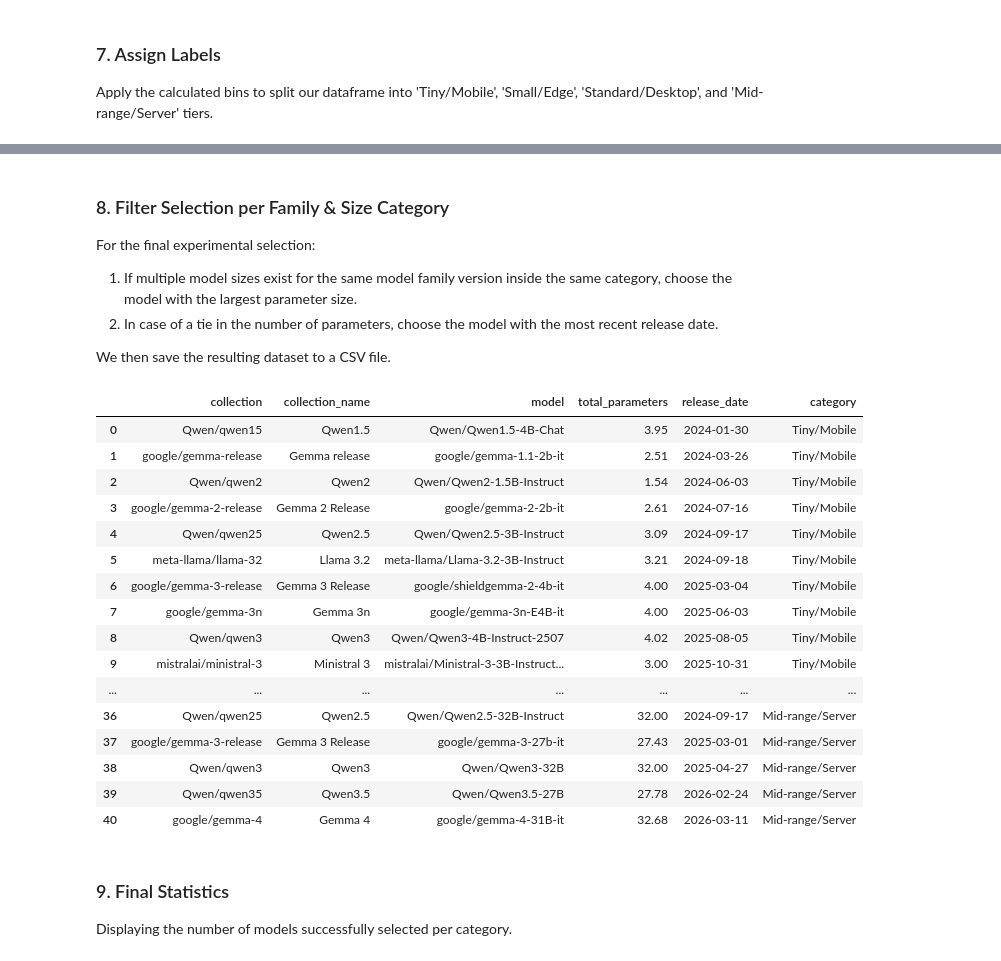
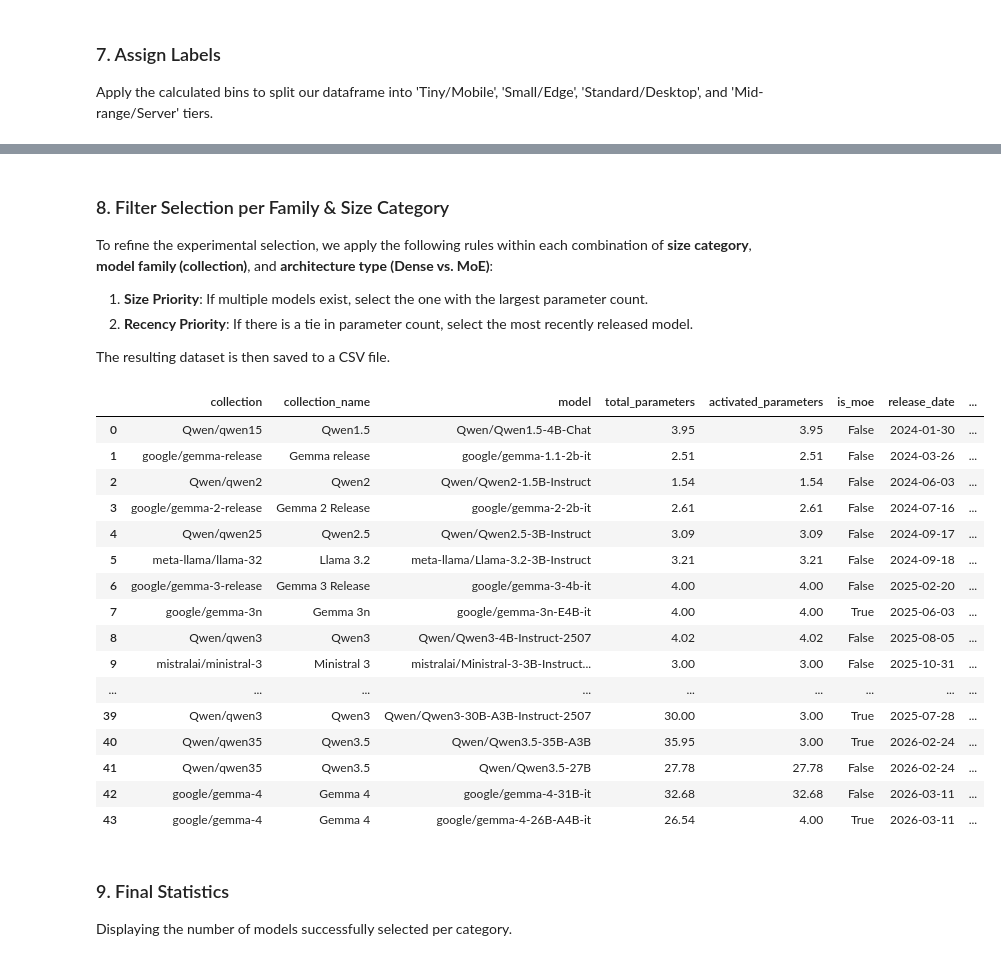
Before and after one commit to diogogmatos/eco-evolution-of-llms, a Jupyter notebook: model-selection/model-selection.ipynb, the cells around one changed output, grey strips where cells are left out. Cells and saved outputs as stored; diff of their text form; code cells hidden in the pictures.

```diff
--- a/model-selection/model-selection.ipynb
+++ b/model-selection/model-selection.ipynb
@@ -292,6 +408,6 @@ breaks
 Apply the calculated bins to split our dataframe into 'Tiny/Mobile', 'Small/Edge', 'Standard/Desktop', and 'Mid-range/Server' tiers.
 # %%
 df['category'] = pd.cut(column_data, bins=breaks, labels=["Tiny/Mobile", "Small/Edge", "Standard/Desktop", "Mid-range/Server"], include_lowest=True)
-df = df[['collection', 'collection_name', 'model', 'total_parameters', 'release_date', 'category']]
+df = df[['collection', 'collection_name', 'model', 'total_parameters', 'activated_parameters', 'is_moe', 'release_date', 'category']]
 df
 # %% [output]
@@ -315,49 +427,50 @@ df
 # %% [markdown]
 ### 8. Filter Selection per Family & Size Category
 
-For the final experimental selection:
+To refine the experimental selection, we apply the following rules within each combination of **size category**, **model family (collection)**, and **architecture type (Dense vs. MoE)**:
 
-1. If multiple model sizes exist for the same model family version inside the same category, choose the model with the largest parameter size.
-2. In case of a tie in the number of parameters, choose the model with the most recent release date.
+1. **Size Priority**: If multiple models exist, select the one with the largest parameter count.
+2. **Recency Priority**: If there is a tie in parameter count, select the most recently released model.
 
-We then save the resulting dataset to a CSV file.
+The resulting dataset is then saved to a CSV file.
 # %%
 df["total_parameters"] = pd.to_numeric(df["total_parameters"], errors="coerce")
+df["activated_parameters"] = pd.to_numeric(df["activated_parameters"], errors="coerce")
 df["release_date"] = pd.to_datetime(df["release_date"], errors="coerce")
 
 filtered_df = (
     df.sort_values(
         by=["category", "collection", "total_parameters", "release_date"],
         ascending=[True, True, False, False],
     )
-    .drop_duplicates(subset=["category", "collection"], keep="first")
+    .drop_duplicates(subset=["category", "collection", "is_moe"], keep="first")
     .copy()
 )
 
 filtered_df.sort_values(by=["category", "release_date"], ascending=[True, True], inplace=True)
 filtered_df.reset_index(drop=True, inplace=True)
 
 filtered_df.to_csv('selected-models.csv', index=False)
 
 filtered_df
 # %% [output]
-|  | collection | collection_name | model | total_parameters | release_date | category |
-| 0 | Qwen/qwen15 | Qwen1.5 | Qwen/Qwen1.5-4B-Chat | 3.95 | 2024-01-30 | Tiny/Mobile |
-| 1 | google/gemma-release | Gemma release | google/gemma-1.1-2b-it | 2.51 | 2024-03-26 | Tiny/Mobile |
-| 2 | Qwen/qwen2 | Qwen2 | Qwen/Qwen2-1.5B-Instruct | 1.54 | 2024-06-03 | Tiny/Mobile |
-| 3 | google/gemma-2-release | Gemma 2 Release | google/gemma-2-2b-it | 2.61 | 2024-07-16 | Tiny/Mobile |
-| 4 | Qwen/qwen25 | Qwen2.5 | Qwen/Qwen2.5-3B-Instruct | 3.09 | 2024-09-17 | Tiny/Mobile |
-| 5 | meta-llama/llama-32 | Llama 3.2 | meta-llama/Llama-3.2-3B-Instruct | 3.21 | 2024-09-18 | Tiny/Mobile |
-| 6 | google/gemma-3-release | Gemma 3 Release | google/shieldgemma-2-4b-it | 4.00 | 2025-03-04 | Tiny/Mobile |
-| 7 | google/gemma-3n | Gemma 3n | google/gemma-3n-E4B-it | 4.00 | 2025-06-03 | Tiny/Mobile |
-| 8 | Qwen/qwen3 | Qwen3 | Qwen/Qwen3-4B-Instruct-2507 | 4.02 | 2025-08-05 | Tiny/Mobile |
-| 9 | mistralai/ministral-3 | Ministral 3 | mistralai/Ministral-3-3B-Instruct... | 3.00 | 2025-10-31 | Tiny/Mobile |
-| ... | ... | ... | ... | ... | ... | ... |
-| 36 | Qwen/qwen25 | Qwen2.5 | Qwen/Qwen2.5-32B-Instruct | 32.00 | 2024-09-17 | Mid-range/Server |
-| 37 | google/gemma-3-release | Gemma 3 Release | google/gemma-3-27b-it | 27.43 | 2025-03-01 | Mid-range/Server |
-| 38 | Qwen/qwen3 | Qwen3 | Qwen/Qwen3-32B | 32.00 | 2025-04-27 | Mid-range/Server |
-| 39 | Qwen/qwen35 | Qwen3.5 | Qwen/Qwen3.5-27B | 27.78 | 2026-02-24 | Mid-range/Server |
-| 40 | google/gemma-4 | Gemma 4 | google/gemma-4-31B-it | 32.68 | 2026-03-11 | Mid-range/Server |
+|  | collection | collection_name | model | total_parameters | activated_parameters | is_moe | release_date | ... |
+| 0 | Qwen/qwen15 | Qwen1.5 | Qwen/Qwen1.5-4B-Chat | 3.95 | 3.95 | False | 2024-01-30 | ... |
+| 1 | google/gemma-release | Gemma release | google/gemma-1.1-2b-it | 2.51 | 2.51 | False | 2024-03-26 | ... |
+| 2 | Qwen/qwen2 | Qwen2 | Qwen/Qwen2-1.5B-Instruct | 1.54 | 1.54 | False | 2024-06-03 | ... |
+| 3 | google/gemma-2-release | Gemma 2 Release | google/gemma-2-2b-it | 2.61 | 2.61 | False | 2024-07-16 | ... |
+| 4 | Qwen/qwen25 | Qwen2.5 | Qwen/Qwen2.5-3B-Instruct | 3.09 | 3.09 | False | 2024-09-17 | ... |
+| 5 | meta-llama/llama-32 | Llama 3.2 | meta-llama/Llama-3.2-3B-Instruct | 3.21 | 3.21 | False | 2024-09-18 | ... |
+| 6 | google/gemma-3-release | Gemma 3 Release | google/gemma-3-4b-it | 4.00 | 4.00 | False | 2025-02-20 | ... |
+| 7 | google/gemma-3n | Gemma 3n | google/gemma-3n-E4B-it | 4.00 | 4.00 | True | 2025-06-03 | ... |
+| 8 | Qwen/qwen3 | Qwen3 | Qwen/Qwen3-4B-Instruct-2507 | 4.02 | 4.02 | False | 2025-08-05 | ... |
+| 9 | mistralai/ministral-3 | Ministral 3 | mistralai/Ministral-3-3B-Instruct... | 3.00 | 3.00 | False | 2025-10-31 | ... |
+| ... | ... | ... | ... | ... | ... | ... | ... | ... |
+| 39 | Qwen/qwen3 | Qwen3 | Qwen/Qwen3-30B-A3B-Instruct-2507 | 30.00 | 3.00 | True | 2025-07-28 | ... |
+| 40 | Qwen/qwen35 | Qwen3.5 | Qwen/Qwen3.5-35B-A3B | 35.95 | 3.00 | True | 2026-02-24 | ... |
+| 41 | Qwen/qwen35 | Qwen3.5 | Qwen/Qwen3.5-27B | 27.78 | 27.78 | False | 2026-02-24 | ... |
+| 42 | google/gemma-4 | Gemma 4 | google/gemma-4-31B-it | 32.68 | 32.68 | False | 2026-03-11 | ... |
+| 43 | google/gemma-4 | Gemma 4 | google/gemma-4-26B-A4B-it | 26.54 | 4.00 | True | 2026-03-11 | ... |
 # %% [markdown]
 ### 9. Final Statistics
 Displaying the number of models successfully selected per category.
```
Also changed, not shown: parts of 11 cells of this notebook, 4 other files.
